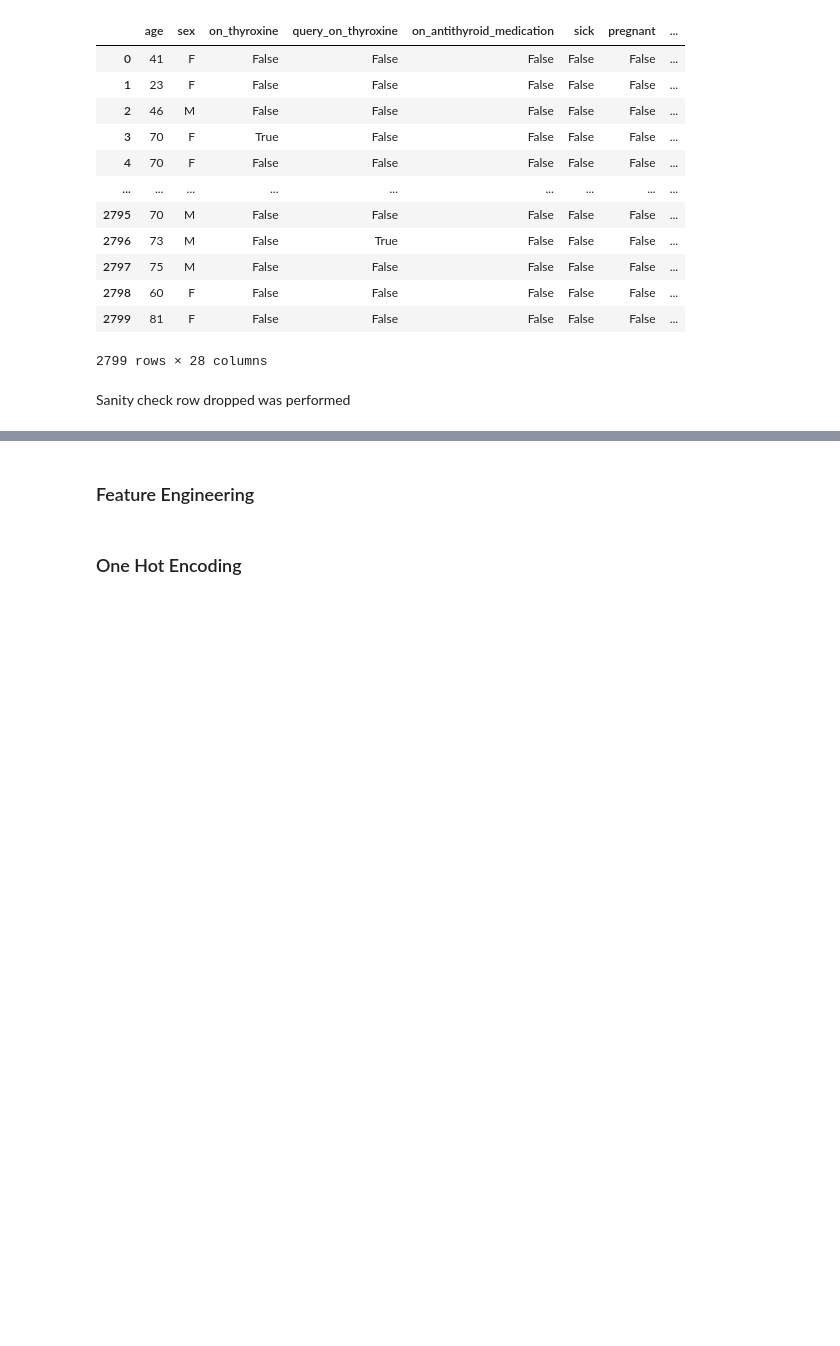
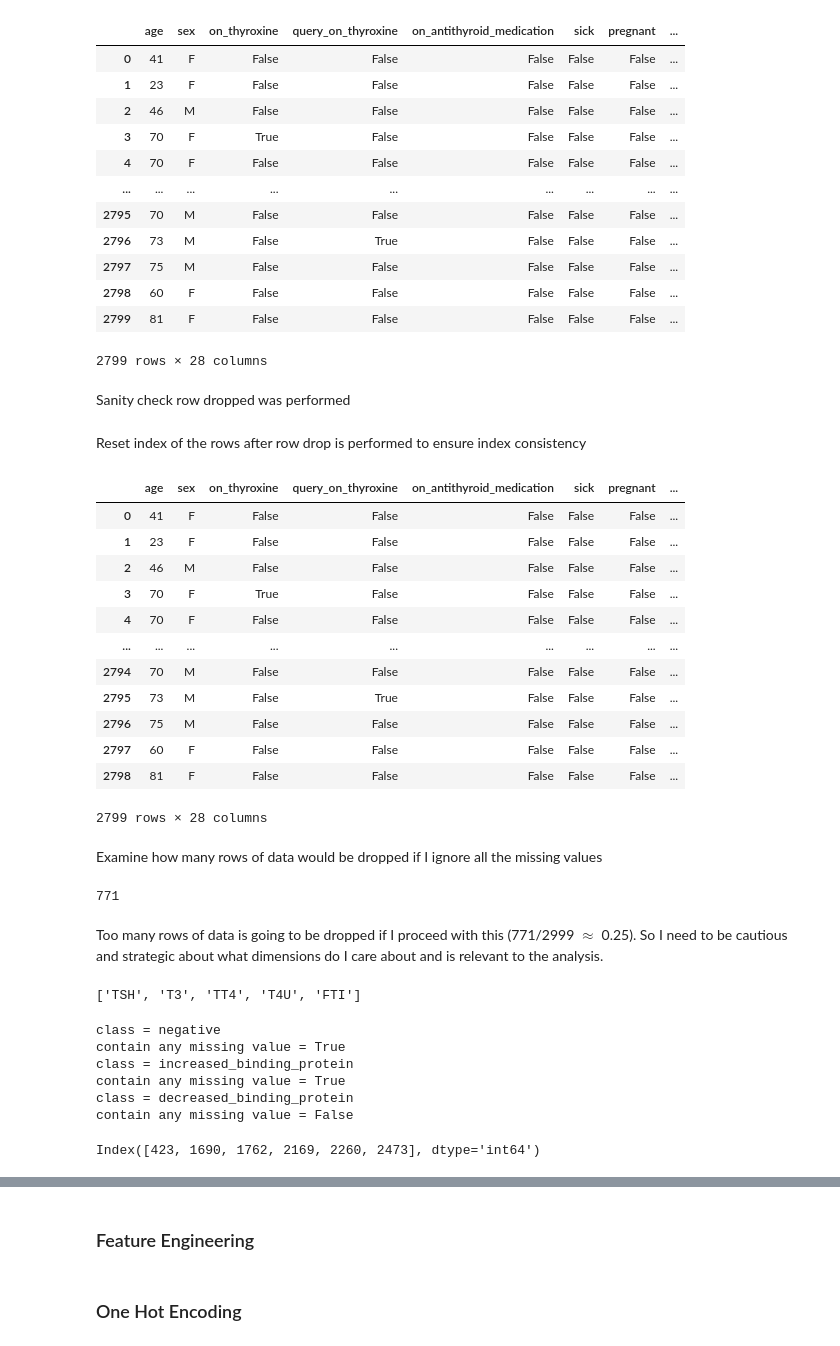
Before and after one commit to dflin96/UChicago-ADSP-31009-ON1-Machine-Learning-Predictive-Analytics-FnalProject-ThyroidDisease, a Jupyter notebook: ThyroidDisease.ipynb, the cells around one changed output, grey strips where cells are left out. Drawn from its saved outputs; the diff is of its cells as text; code cells hidden in the pictures; blank space fills up the shorter version.

```diff
--- a/ThyroidDisease.ipynb
+++ b/ThyroidDisease.ipynb
@@ -865,3 +871,54 @@ df
 Sanity check row dropped was performed
 # %%
 assert df.shape[0] == num_observation - 1
+# %% [markdown]
+Reset index of the rows after row drop is performed to ensure index consistency
+# %%
+df.reset_index(drop=True, inplace=True)
+df
+# %% [output]
+|  | age | sex | on_thyroxine | query_on_thyroxine | on_antithyroid_medication | sick | pregnant | ... |
+| 0 | 41 | F | False | False | False | False | False | ... |
+| 1 | 23 | F | False | False | False | False | False | ... |
+| 2 | 46 | M | False | False | False | False | False | ... |
+| 3 | 70 | F | True | False | False | False | False | ... |
+| 4 | 70 | F | False | False | False | False | False | ... |
+| ... | ... | ... | ... | ... | ... | ... | ... | ... |
+| 2794 | 70 | M | False | False | False | False | False | ... |
+| 2795 | 73 | M | False | True | False | False | False | ... |
+| 2796 | 75 | M | False | False | False | False | False | ... |
+| 2797 | 60 | F | False | False | False | False | False | ... |
+| 2798 | 81 | F | False | False | False | False | False | ... |
+2799 rows × 28 columns
+# %% [markdown]
+Examine how many rows of data would be dropped if I ignore all the missing values
+# %%
+index_where_missing_value = []
+for column_with_question_mark_values in columns_with_question_mark_values:
+    series_of_column_with_missing_value = df[column_with_question_mark_values] == -1
+    index_where_missing_value.extend(
+        (series_of_column_with_missing_value)[series_of_column_with_missing_value].index.tolist())
+print(len(pd.Series(index_where_missing_value).unique()))
+# %% [output]
+771
+# %% [markdown]
+Too many rows of data is going to be dropped if I proceed with this (771/2999 $\approx$ 0.25). So I need to be cautious and strategic about what dimensions do I care about and is relevant to the analysis.
+# %%
+columns_with_question_mark_values
+# %% [output]
+['TSH', 'T3', 'TT4', 'T4U', 'FTI']
+# %%
+for result in df['class'].unique():
+    print(f'class = {result}')
+    print(f"contain any missing value = {any(df[df['class'] == result]['TSH'] == -1)}")
+# %% [output]
+class = negative
+contain any missing value = True
+class = increased_binding_protein
+contain any missing value = True
+class = decreased_binding_protein
+contain any missing value = False
+# %%
+print((df[df['class'] == 'increased_binding_protein']['TSH'] == -1)[(df[df['class'] == 'increased_binding_protein']['TSH'] == -1)].index)
+# %% [output]
+Index([423, 1690, 1762, 2169, 2260, 2473], dtype='int64')
```
Also changed, not shown: parts of 12 cells of this notebook.
